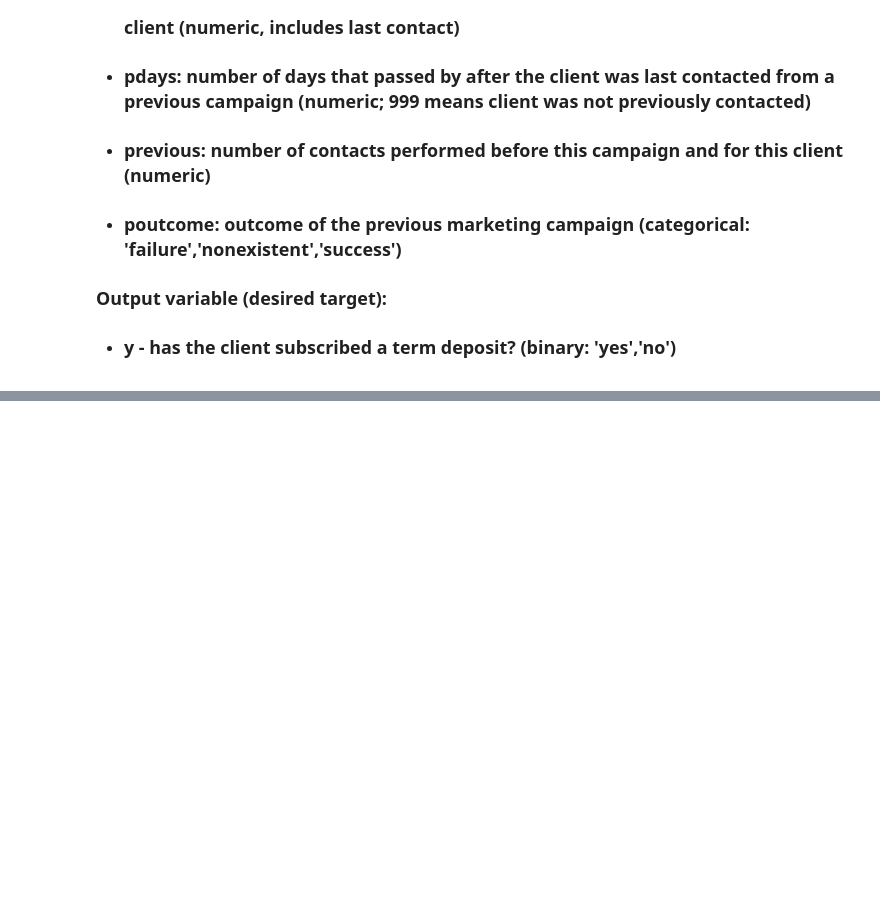
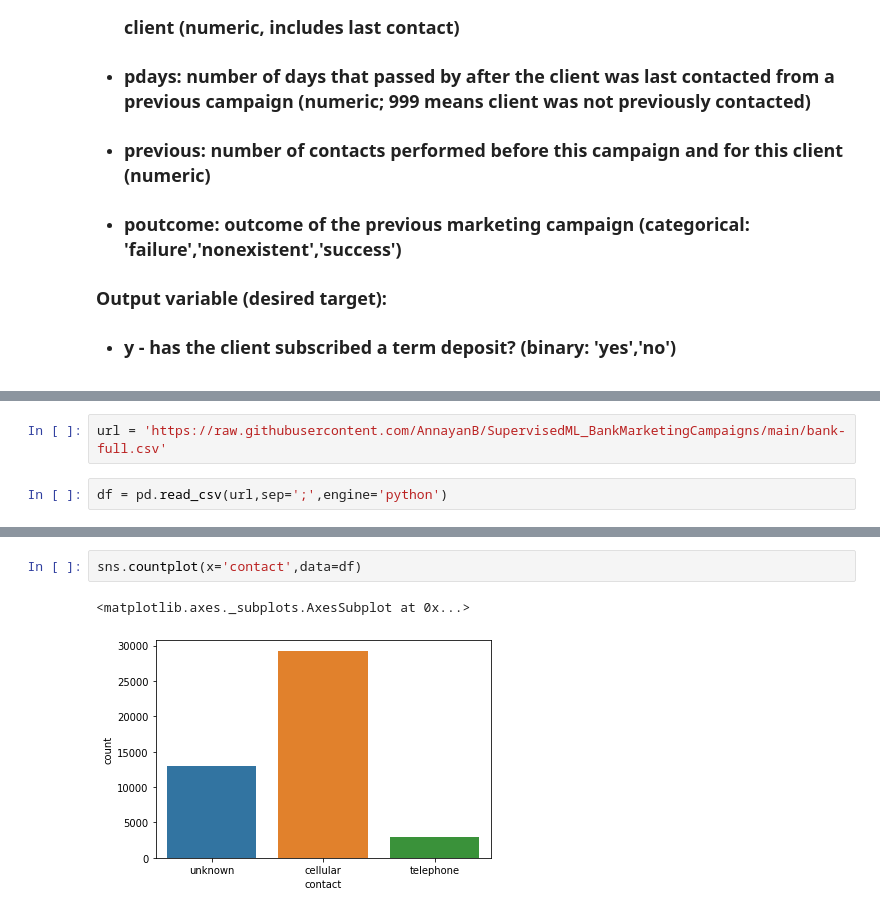
Before and after one commit to AnnayanB/SupervisedML_BankMarketingCampaigns, a Jupyter notebook: Bank_Marketing_Effectiveness_Prediction_Capstone_Project.ipynb, the cells around one changed output, grey strips where cells are left out. Cells and saved outputs as stored; diff of their text form; blank space fills up the shorter version.

```diff
--- a/Bank_Marketing_Effectiveness_Prediction_Capstone_Project.ipynb
+++ b/Bank_Marketing_Effectiveness_Prediction_Capstone_Project.ipynb
@@ -37,0 +48,4 @@
+# %%
+url = 'https://raw.githubusercontent.com/AnnayanB/SupervisedML_BankMarketingCampaigns/main/bank-full.csv'
+# %%
+df = pd.read_csv(url,sep=';',engine='python')
@@ -37,0 +187,5 @@
+# %%
+sns.countplot(x='contact',data=df)
+# %% [output]
+<matplotlib.axes._subplots.AxesSubplot at 0x...>
+[figure, added]
```
Also changed, not shown: parts of 14 cells of this notebook.
